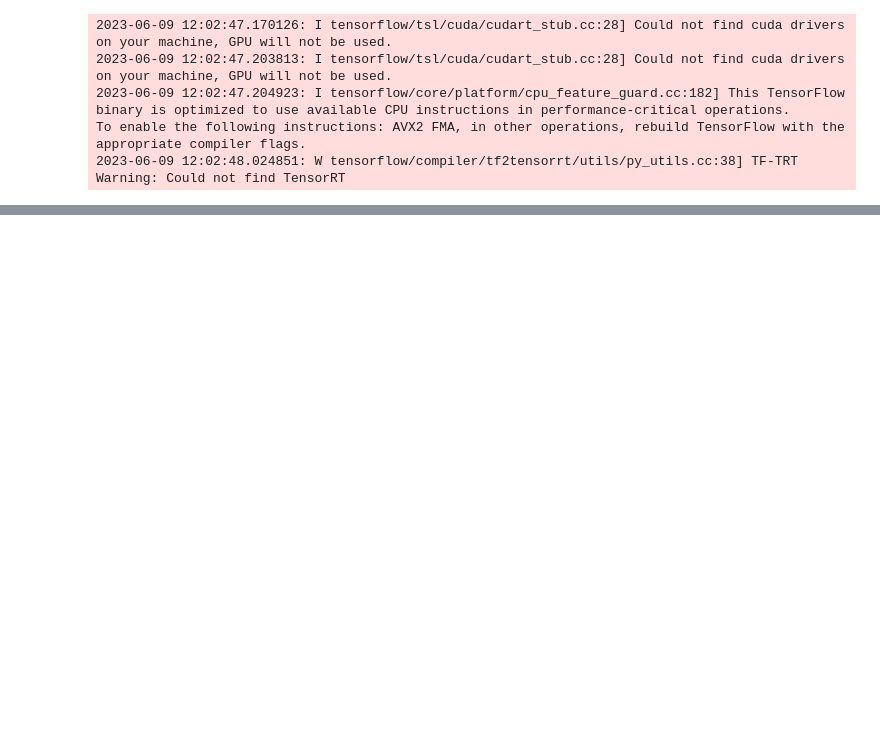
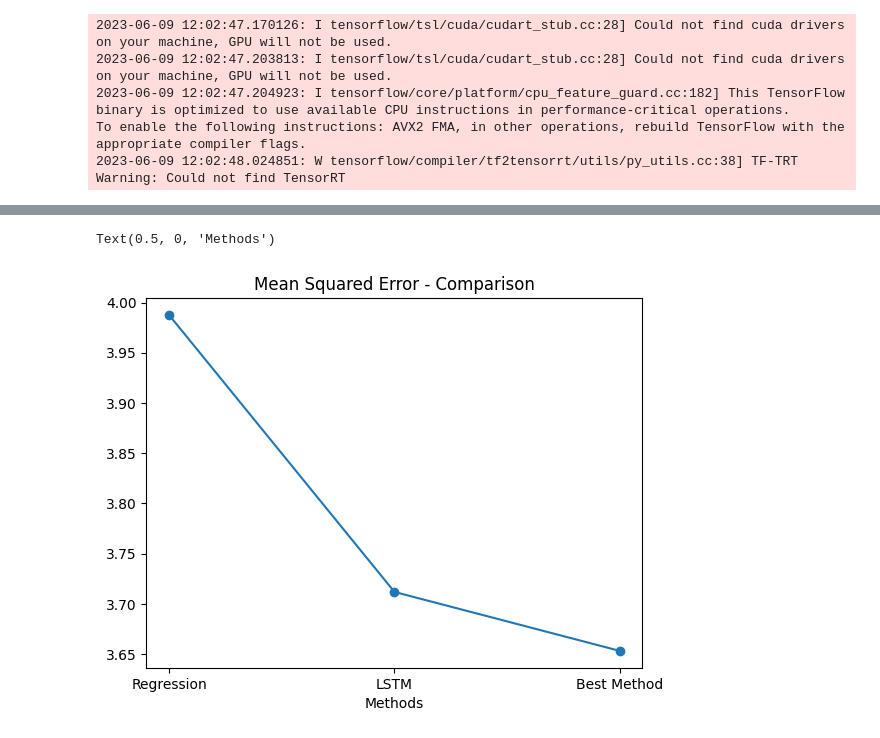
Before and after one commit to FlipGoncalves/BikeSharingDeepLearning, a Jupyter notebook: FinalModels/finalModelDateKFold.ipynb, the cells around one changed output, grey strips where cells are left out. Cells and saved outputs as stored; diff of their text form; code cells hidden in the pictures; blank space fills up the shorter version.

```diff
--- a/FinalModels/finalModelDateKFold.ipynb
+++ b/FinalModels/finalModelDateKFold.ipynb
@@ -73,4 +136,7 @@ print('------------------------------------------------------------------------'
 # %%
-plt.plot(["Regression", "LSTM", "Best Method"], [3.9876557741635343, 3.7118978261947633, _], marker="o")
+plt.plot(["Regression", "LSTM", "Best Method"], [3.9876557741635343, 3.7118978261947633, 3.6531880855560304], marker="o")
 plt.title("Mean Squared Error - Comparison")
 plt.xlabel("Methods")
+# %% [output]
+Text(0.5, 0, 'Methods')
+[figure, added]
```
Also changed, not shown: parts of 1 cell of this notebook, 3 other files.
